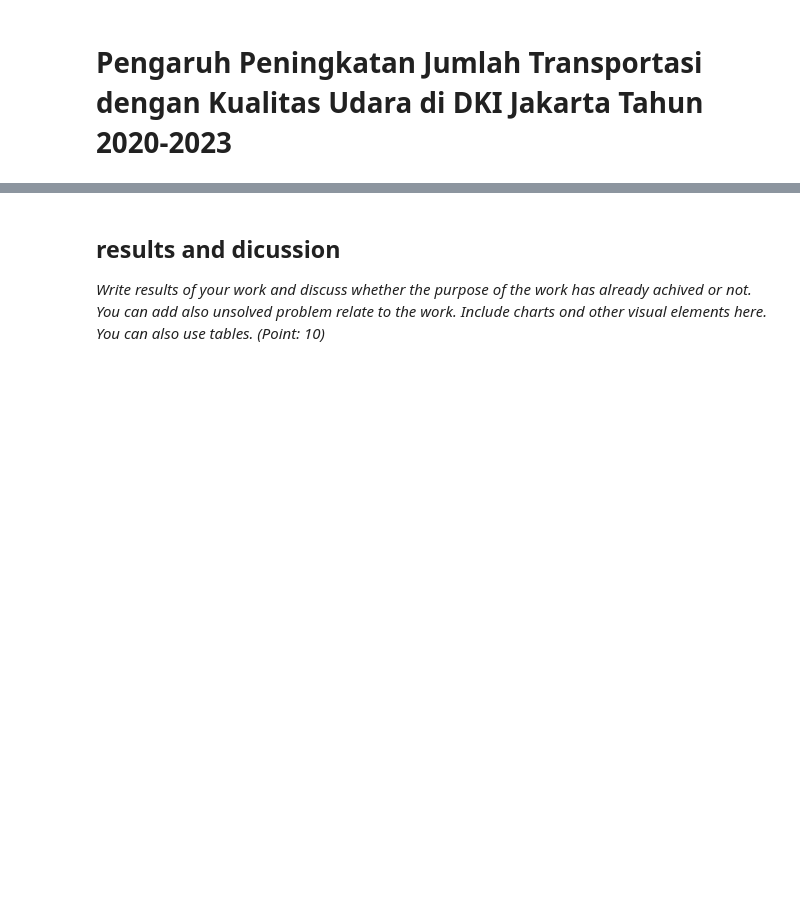
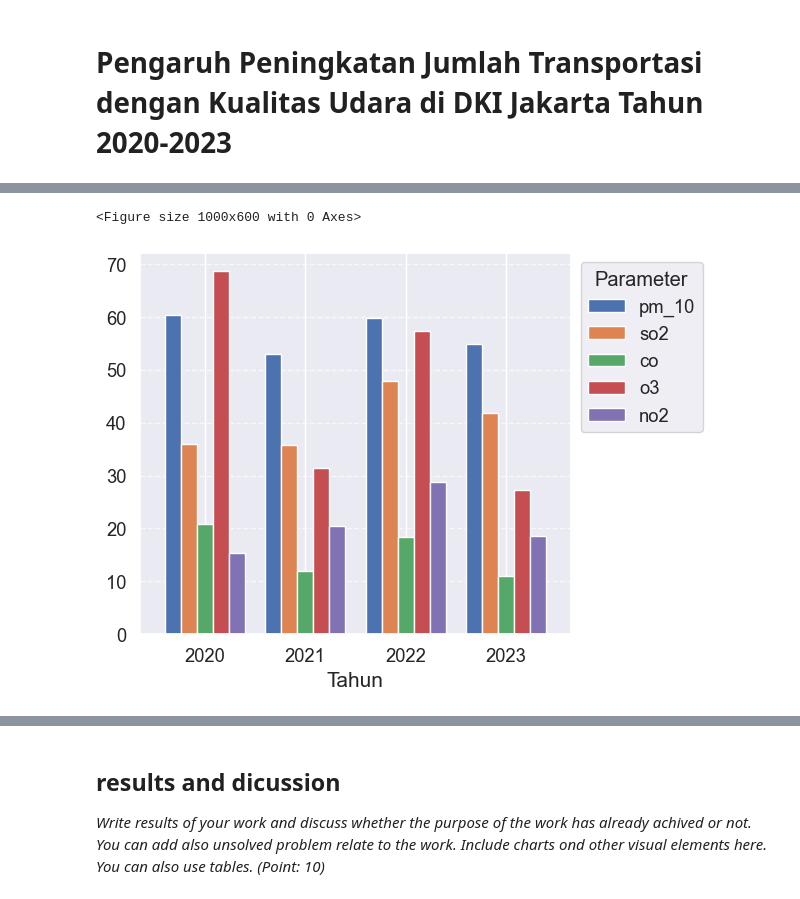
Before and after one commit to Alivican/RBL-PGDA, a Jupyter notebook: RBL KLP 10.ipynb, the cells around one changed output, grey strips where cells are left out. Cells and saved outputs as stored; diff of their text form; code cells hidden in the pictures; blank space fills up the shorter version.

```diff
--- a/RBL KLP 10.ipynb
+++ b/RBL KLP 10.ipynb
@@ -32,0 +258,23 @@ ModuleNotFoundError: No module named 'google'
+# %%
+#Membuat Grafik Bar
+plt.figure(figsize=(10, 6))
+
+# Plot untuk setiap parameter
+rata_rata_tahunan.plot(kind='bar', width=0.8)
+
+# Menambahkan judul dan label
+#plt.title('Rata-rata Parameter ISPU per Tahun 2020-2023')
+plt.xlabel('Tahun', fontsize=15)
+
+plt.xticks(rotation=0)  # Agar sumbu X tidak miring
+plt.grid(axis='y', linestyle='--', alpha=0.7)
+
+# Menambahkan legenda di luar grafik agar tidak menutupi
+plt.legend(loc='upper left', bbox_to_anchor=(1, 1), title='Parameter')
+
+# Menampilkan grafik
+plt.tight_layout()
+plt.show()
+# %% [output]
+<Figure size 1000x600 with 0 Axes>
+[figure, added]
```
Also changed, not shown: parts of 20 cells of this notebook, 1 other file.
